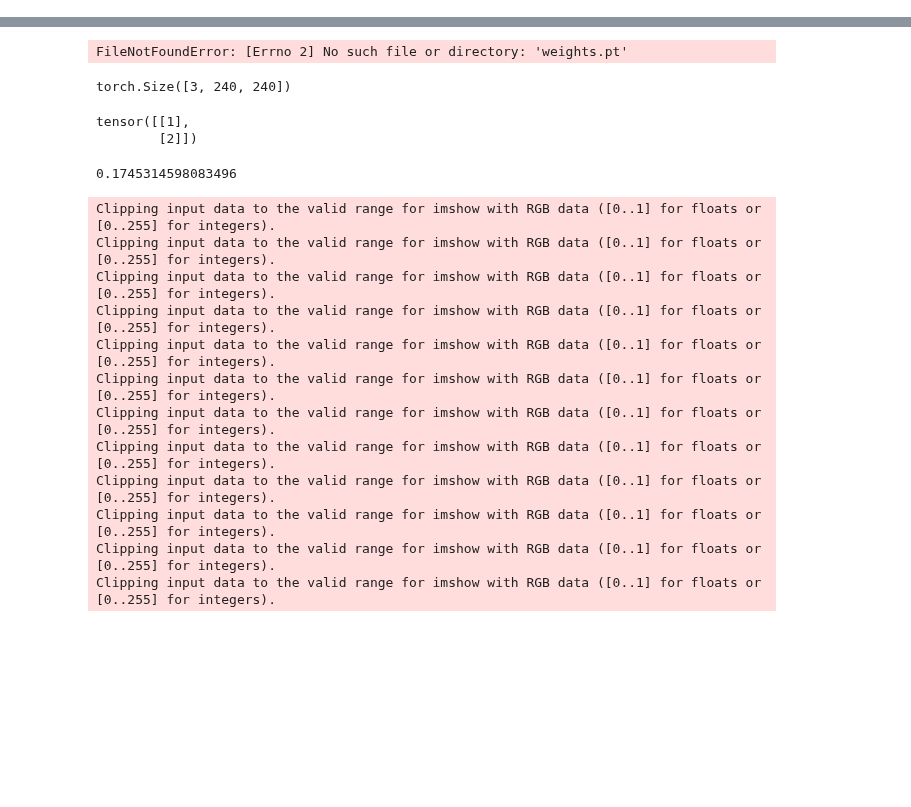
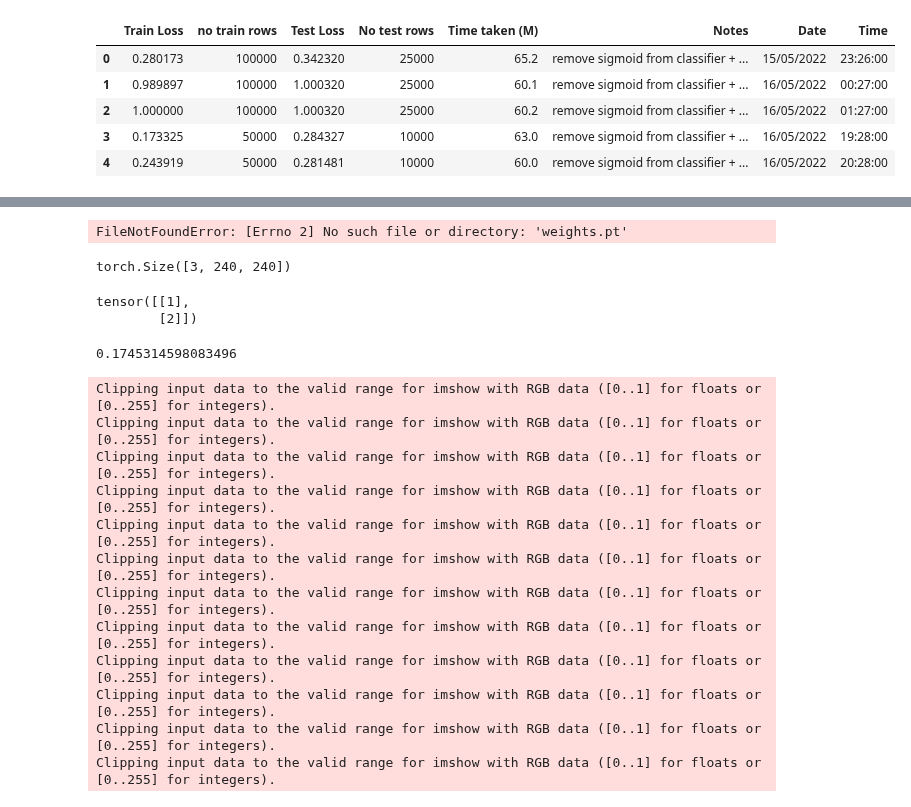
Before and after one commit to ahmedbadr97/conv-facenet, a Jupyter notebook: notebooks/efficent-facenet-train.ipynb, the cells around one changed output, grey strips where cells are left out. Cells and saved outputs as stored; diff of their text form; code cells hidden in the pictures; blank space fills up the shorter version.

```diff
--- a/notebooks/efficent-facenet-train.ipynb
+++ b/notebooks/efficent-facenet-train.ipynb
@@ -14,8 +14,20 @@ import pandas as pd
 # %%
 dataset_path = "../dataset/preprocessed"
 model_weights_path="../model_weights/training"
-batch_size=4
+train_data_save_path="../training log"
+batch_size=8
 stop_n_layers=5
+# %%
+train_history=pd.read_csv(train_data_save_path+"/train_data.csv",index_col=False)
+# %%
+train_history.head()
+# %% [output]
+|  | Train Loss | no train rows | Test Loss | No test rows | Time taken (M) | Notes | Date | Time |
+| 0 | 0.280173 | 100000 | 0.342320 | 25000 | 65.2 | remove sigmoid from classifier + ... | 15/05/2022 | 23:26:00 |
+| 1 | 0.989897 | 100000 | 1.000320 | 25000 | 60.1 | remove sigmoid from classifier + ... | 16/05/2022 | 00:27:00 |
+| 2 | 1.000000 | 100000 | 1.000320 | 25000 | 60.2 | remove sigmoid from classifier + ... | 16/05/2022 | 01:27:00 |
+| 3 | 0.173325 | 50000 | 0.284327 | 10000 | 63.0 | remove sigmoid from classifier + ... | 16/05/2022 | 19:28:00 |
+| 4 | 0.243919 | 50000 | 0.281481 | 10000 | 60.0 | remove sigmoid from classifier + ... | 16/05/2022 | 20:28:00 |
 # %%
 model = face_descriptor.FaceDescriptorModel(download_weights=True, version="efficientnet_b1")
 transform = transforms.Compose([transforms.ToTensor(), transforms.Resize((240, 240)), data_load.Normalize()])
```
Also changed, not shown: parts of 6 cells of this notebook, 13 other files.
